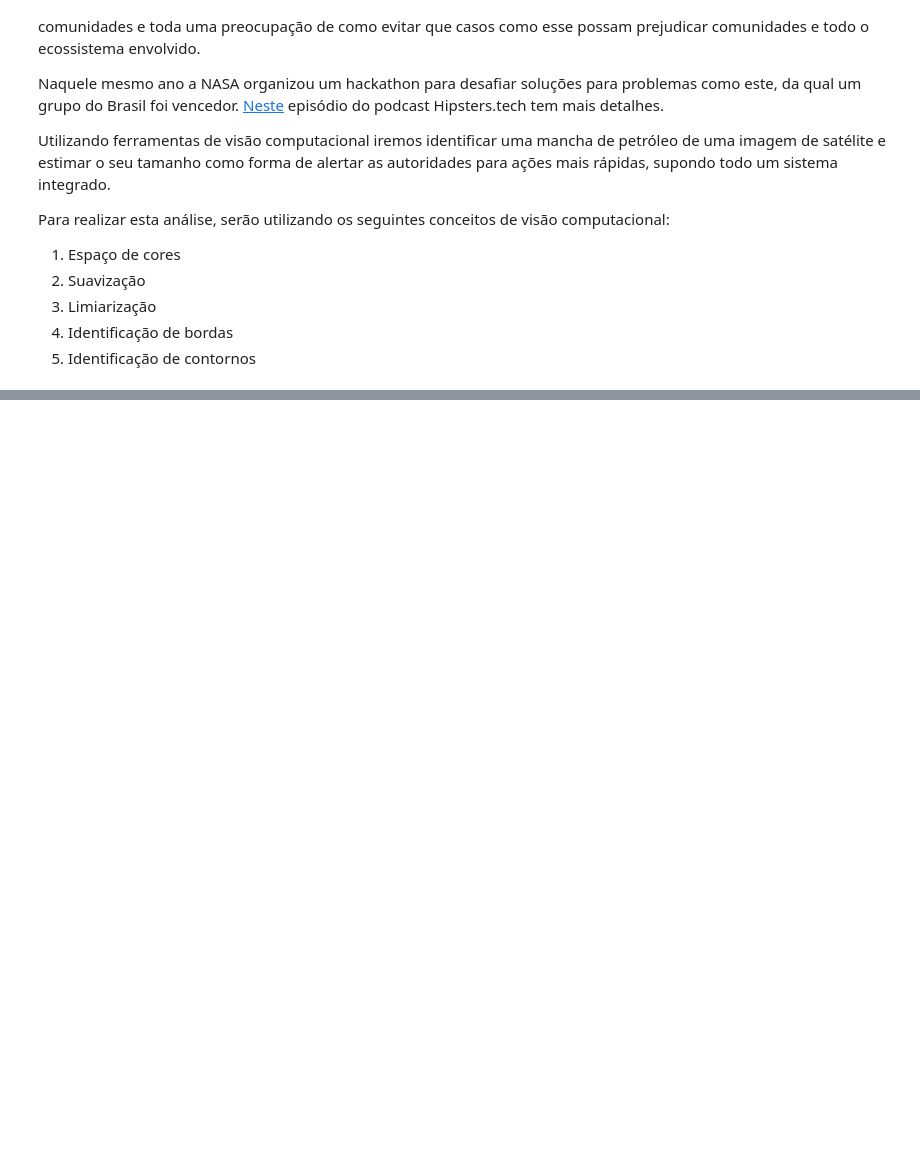
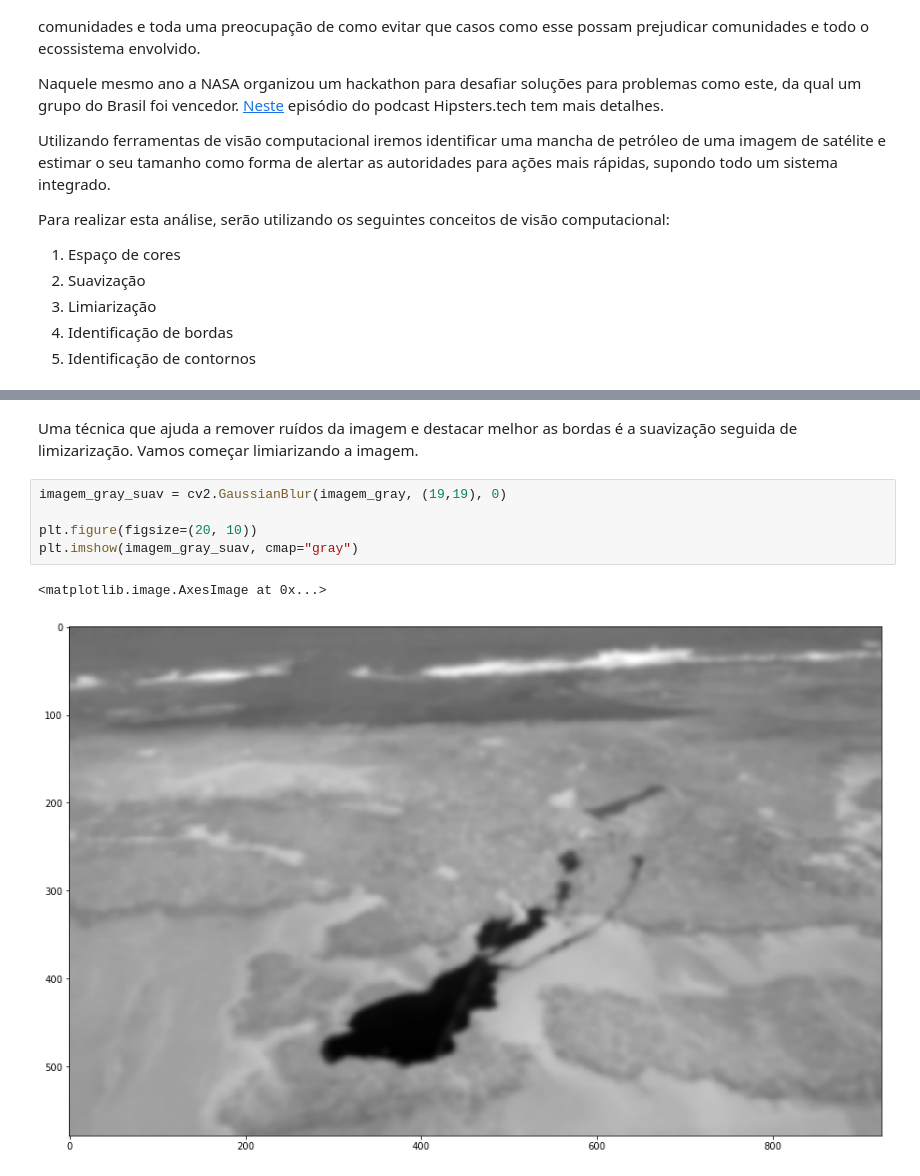
Before and after one commit to michelpf/fiap-on-visao-computacional, a Jupyter notebook: contornos-petroleo-nordeste.ipynb, the cells around one changed output, grey strips where cells are left out. Saved outputs shown, nothing was run; the diff lists cells and outputs as text; blank space fills up the shorter version.

```diff
--- a/contornos-petroleo-nordeste.ipynb
+++ b/contornos-petroleo-nordeste.ipynb
@@ -18,0 +55,11 @@ Circulou na imprensa de 2019 imagens como a abaixo, obtidas por satélites para
+# %% [markdown]
+Uma técnica que ajuda a remover ruídos da imagem e destacar melhor as bordas é a suavização seguida de limizarização.
+Vamos começar limiarizando a imagem.
+# %%
+imagem_gray_suav = cv2.GaussianBlur(imagem_gray, (19,19), 0)
+
+plt.figure(figsize=(20, 10))
+plt.imshow(imagem_gray_suav, cmap="gray")
+# %% [output]
+<matplotlib.image.AxesImage at 0x...>
+[figure, added]
```
Also changed, not shown: parts of 18 cells of this notebook.
